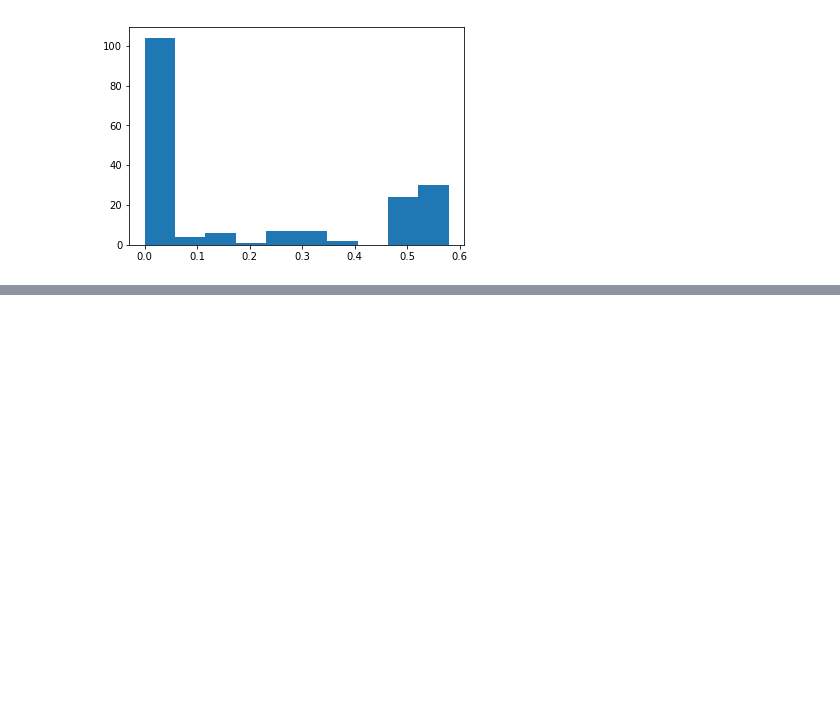
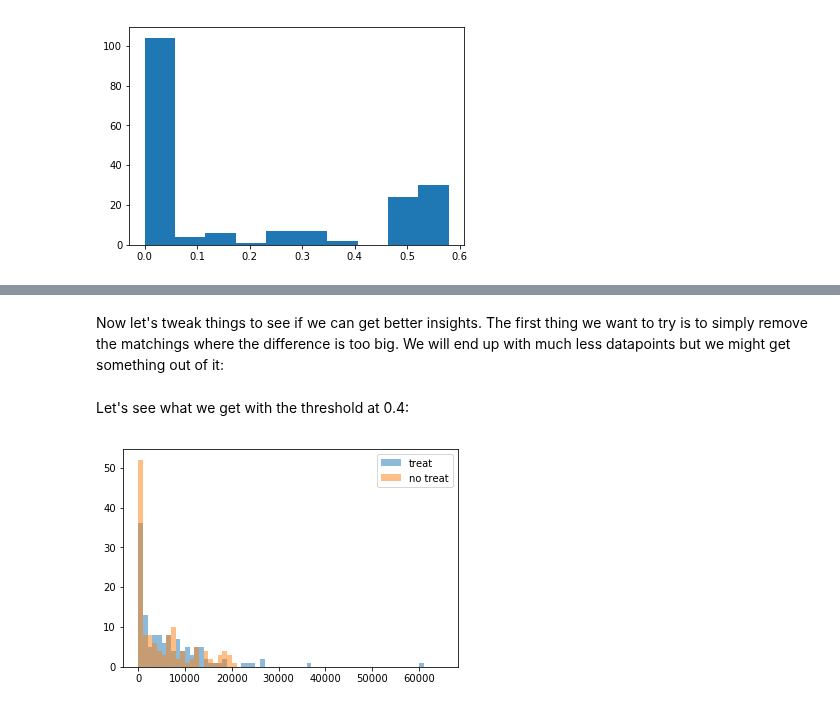
Before and after one commit to Victor-Palacios/epfl_ada, a Jupyter notebook: hw4/hw4_ahmed.ipynb, the cells around one changed output, grey strips where cells are left out. Saved outputs shown, nothing was run; the diff lists cells and outputs as text; code cells hidden in the pictures; blank space fills up the shorter version.

```diff
--- a/hw4/hw4_ahmed.ipynb
+++ b/hw4/hw4_ahmed.ipynb
@@ -355,0 +371,27 @@ Looking at this histogram we see that there are some bothering matchings where t
+# %% [markdown]
+Now let's tweak things to see if we can get better insights. The first thing we want to try is to simply remove the matchings where the difference is too big. We will end up with much less datapoints but we might get something out of it:
+# %%
+def filter_matching(matching, threshold=0.4):
+    def difference_matching(x, y):
+        return abs(data_propensity.loc[x]["propensity"] - data_propensity.loc[y]["propensity"])
+
+    matching_propensity_max_card_pairs = filter(lambda x : x[0] < 185, matching_propensity_max_card.items())
+    matching_propensity_max_card_pairs = map(lambda x : (x[0], x[1], difference_matching(x[0], x[1])), matching_propensity_max_card_pairs)
+    matching_propensity_max_card_pairs = filter(lambda x : x[2] <= threshold, matching_propensity_max_card_pairs)
+    return list(matching_propensity_max_card_pairs)
+
+def plot_matching_hist(matching, threshold=0.4):
+    bins = np.linspace(0, 65000, 66)
+    matchings = filter_matching(matching, threshold)
+    group_treat = [a for (a, b, prop) in matchings]
+    group_no_treat = [b for (a, b, prop) in matchings]
+    plt.hist(data_lalonde.loc[group_treat].re78.tolist(), bins, alpha=0.5, label="treat")
+    plt.hist(data_lalonde.loc[group_no_treat].re78.tolist(), bins, alpha=0.5, label="no treat")
+    plt.legend(loc="upper right")
+    plt.show()
+# %% [markdown]
+Let's see what we get with the threshold at 0.4:
+# %%
+plot_matching_hist(matching_propensity_max_card, 0.4)
+# %% [output]
+[figure, added]
```
Also changed, not shown: parts of 14 cells of this notebook.
